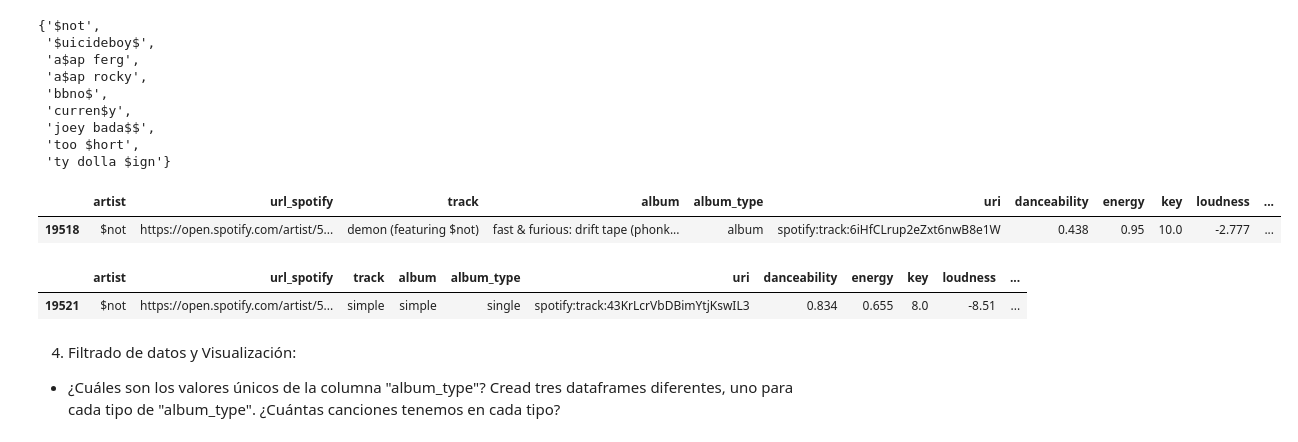
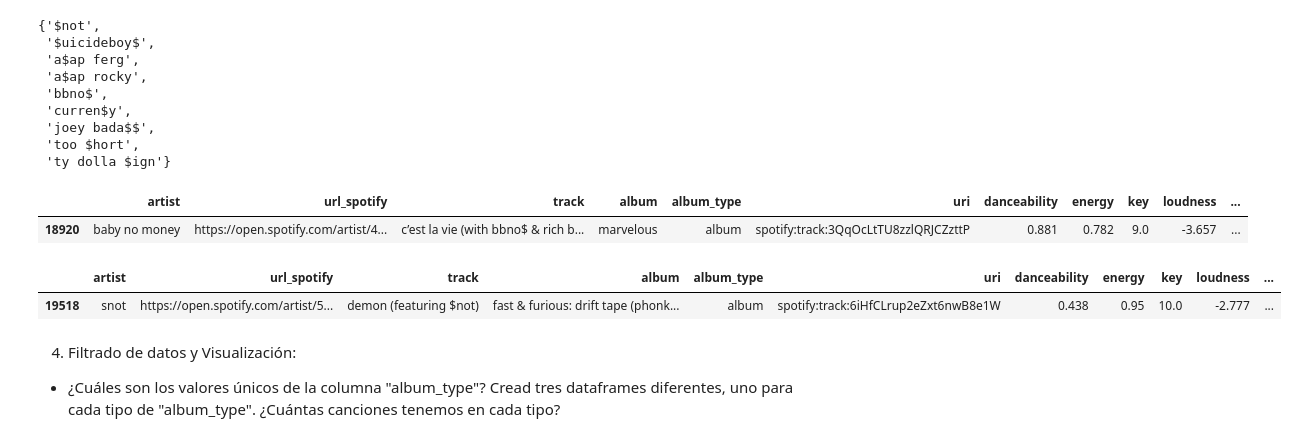
Before and after one commit to MaitaneP/adalab-da-evaluacion-modulo2-sprint1-MaitanePortilla, a Jupyter notebook: notebooks/evaluacion-mod-2-sprint-1-pandas.ipynb, the cells around one changed output. Cells and saved outputs as stored; diff of their text form; code cells hidden in the pictures.

```diff
--- a/notebooks/evaluacion-mod-2-sprint-1-pandas.ipynb
+++ b/notebooks/evaluacion-mod-2-sprint-1-pandas.ipynb
@@ -283,23 +303,25 @@ set_dolar
  'joey bada$$',
  'too $hort',
  'ty dolla $ign'}
+# %%
+# revisando los artistas con el símbolo del dolar se aprecia que en todos los casos salvo 1 son artistas cuyo nombre se suele pronunciar con una 's' en lugar del símbolo '$'
+# la excepción es 'bbno$' que se pronuncia como 'baby no money'
+# por lo tanto en lugar de eliminar el símbolo '$' directamente lo que hacemos es sustituirlo por 's', salvo en el caso de 'bbno$' que lo sustituiremos por 'baby no money' para no perder información
+# por ello realizamos el cambio en dos pasos para cambiar primero la excepción
+df2['artist'] = df2['artist'].apply(lambda dolar: dolar.replace('bbno$', 'baby no money') if 'bbno$' in dolar else dolar)
+# hacemos un filtro para comprobar que el cambio se ha realizado correctamente
+df2[df2['artist'] == 'baby no money'].sample()
+# %% [output]
+|  | artist | url_spotify | track | album | album_type | uri | danceability | energy | key | loudness | ... |
+| 18920 | baby no money | https://open.spotify.com/artist/4... | c’est la vie (with bbno$ & rich b... | marvelous | album | spotify:track:3QqOcLtTU8zzlQRJCZzttP | 0.881 | 0.782 | 9.0 | -3.657 | ... |
 # %%
-# revisando los artistas con el símbolo del dolar se entiende que el uso del $ suele sustituir a una 's'
-# creamos una columna eliminando el $ del todo pero también una sustituyendolo por 's' porque se considera que mejora la legibilidad de los artistas. Más tarde podremos elegir qué columna quedarnos
-df2['artist_no_dolar'] = df2['artist'].apply(lambda dolar: dolar.replace('$', '') if '$' in dolar else dolar)
+# hacemos el cambio del resto
+df2['artist'] = df2['artist'].apply(lambda dolar: dolar.replace('$', 's') if '$' in dolar else dolar)
 # hacemos un filtro con uno de los artistas afectados y sacamos una línea de muestra para comprobar que el cambio se ha realizado correctamente
-df2[df2['artist'] == '$not'].sample()
+df2[df2['artist'] == 'snot'].sample()
 # %% [output]
 |  | artist | url_spotify | track | album | album_type | uri | danceability | energy | key | loudness | ... |
-| 19518 | $not | https://open.spotify.com/artist/5... | demon (featuring $not) | fast & furious: drift tape (phonk... | album | spotify:track:6iHfCLrup2eZxt6nwB8e1W | 0.438 | 0.95 | 10.0 | -2.777 | ... |
+| 19518 | snot | https://open.spotify.com/artist/5... | demon (featuring $not) | fast & furious: drift tape (phonk... | album | spotify:track:6iHfCLrup2eZxt6nwB8e1W | 0.438 | 0.95 | 10.0 | -2.777 | ... |
-# %%
-# columna sustituyendo el '$' por 's'
-df2['artist_dolar_s'] = df2['artist'].apply(lambda dolar: dolar.replace('$', 's') if '$' in dolar else dolar)
-# hacemos un filtro con uno de los artistas afectados y sacamos una línea de muestra para comprobar que el cambio se ha realizado correctamente
-df2[df2['artist'] == '$not'].sample()
-# %% [output]
-|  | artist | url_spotify | track | album | album_type | uri | danceability | energy | key | loudness | ... |
-| 19521 | $not | https://open.spotify.com/artist/5... | simple | simple | single | spotify:track:43KrLcrVbDBimYtjKswIL3 | 0.834 | 0.655 | 8.0 | -8.51 | ... |
 # %% [markdown]
 4. Filtrado de datos y Visualización:
 - ¿Cuáles son los valores únicos de la columna "album_type"? Cread tres dataframes diferentes, uno para cada tipo de "album_type". ¿Cuántas canciones tenemos en cada tipo?
```
Also changed, not shown: parts of 32 cells of this notebook, 4 other files.
